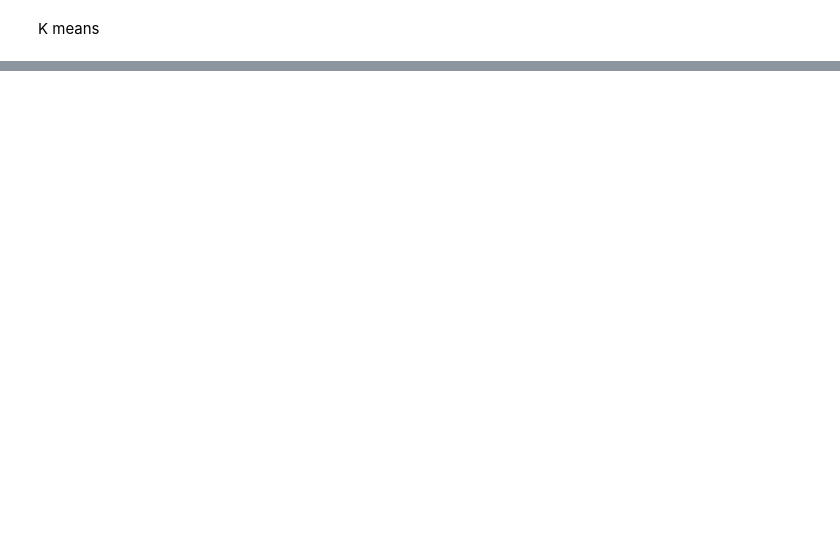
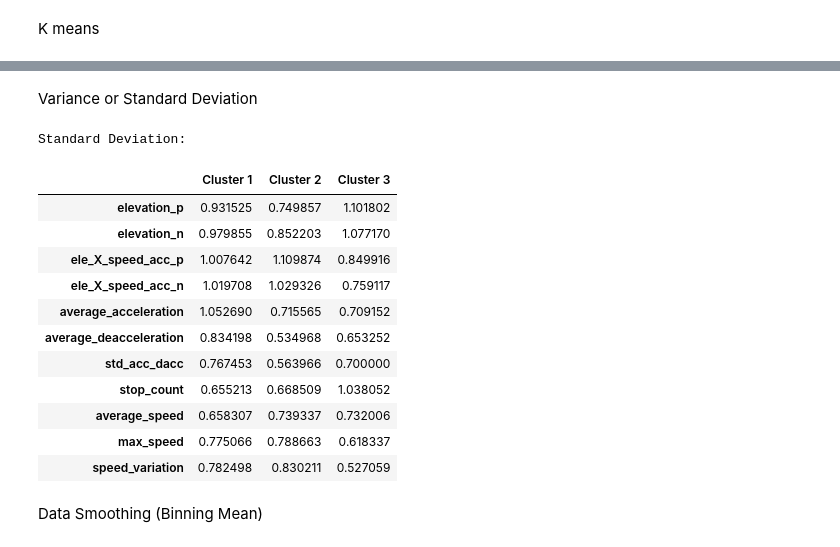
Before and after one commit to DriverBehaviour-FYP/Driver-Behaviour-Analysis, a Jupyter notebook: notebook/clustering/k-means.ipynb, the cells around one changed output, grey strips where cells are left out. Drawn from its saved outputs; the diff is of its cells as text; code cells hidden in the pictures; blank space fills up the shorter version.

```diff
--- a/notebook/clustering/k-means.ipynb
+++ b/notebook/clustering/k-means.ipynb
@@ -112,0 +204,61 @@ PCA
+# %% [markdown]
+Variance or Standard Deviation
+# %%
+import numpy as np
+
+feature_names = columns_used
+n_clusters = np.max(pca_data_copy['cluster']) + 1
+
+def calculate_feature_statistics(data, labels, statistic="std"):
+    num_clusters = np.max(labels) + 1
+    feature_statistics_per_cluster = []
+
+    for cluster in range(num_clusters):
+        cluster_indices = np.where(labels == cluster)[0]
+        cluster_data = data.iloc[cluster_indices]
+
+        # Calculate variance or standard deviation for each feature
+        if statistic == "std":
+            feature_statistics = np.std(cluster_data, axis=0)
+        elif statistic == "var":
+            feature_statistics = np.var(cluster_data, axis=0)
+        else:
+            raise ValueError("Invalid statistic. Use 'std' or 'var'.")
+
+        feature_statistics_per_cluster.append(feature_statistics)
+
+    return feature_statistics_per_cluster
+
+# Calculate standard deviation for each feature within clusters
+std_per_feature = calculate_feature_statistics(X_scaled_df[columns_used], pca_data_copy['cluster'], statistic="std")
+
+# Calculate variance for each feature within clusters
+# var_per_feature = calculate_feature_statistics(X, labels, statistic="var")
+
+# Create a DataFrame to display the results
+
+cluster_names = [f"Cluster {i+1}" for i in range(n_clusters)]
+std_df = pd.DataFrame(np.array(std_per_feature).T, columns=cluster_names, index=feature_names)
+# var_df = pd.DataFrame(np.array(var_per_feature).T, columns=cluster_names, index=feature_names)
+
+std_df.to_csv('kmeans_clusters_feature_std.csv', index=True)
+
+# Print the results
+print("Standard Deviation:")
+std_df
+# %% [output]
+Standard Deviation:
+|  | Cluster 1 | Cluster 2 | Cluster 3 |
+| elevation_p | 0.931525 | 0.749857 | 1.101802 |
+| elevation_n | 0.979855 | 0.852203 | 1.077170 |
+| ele_X_speed_acc_p | 1.007642 | 1.109874 | 0.849916 |
+| ele_X_speed_acc_n | 1.019708 | 1.029326 | 0.759117 |
+| average_acceleration | 1.052690 | 0.715565 | 0.709152 |
+| average_deacceleration | 0.834198 | 0.534968 | 0.653252 |
+| std_acc_dacc | 0.767453 | 0.563966 | 0.700000 |
+| stop_count | 0.655213 | 0.668509 | 1.038052 |
+| average_speed | 0.658307 | 0.739337 | 0.732006 |
+| max_speed | 0.775066 | 0.788663 | 0.618337 |
+| speed_variation | 0.782498 | 0.830211 | 0.527059 |
+# %% [markdown]
+Data Smoothing (Binning Mean)
```
Also changed, not shown: parts of 32 cells of this notebook.
